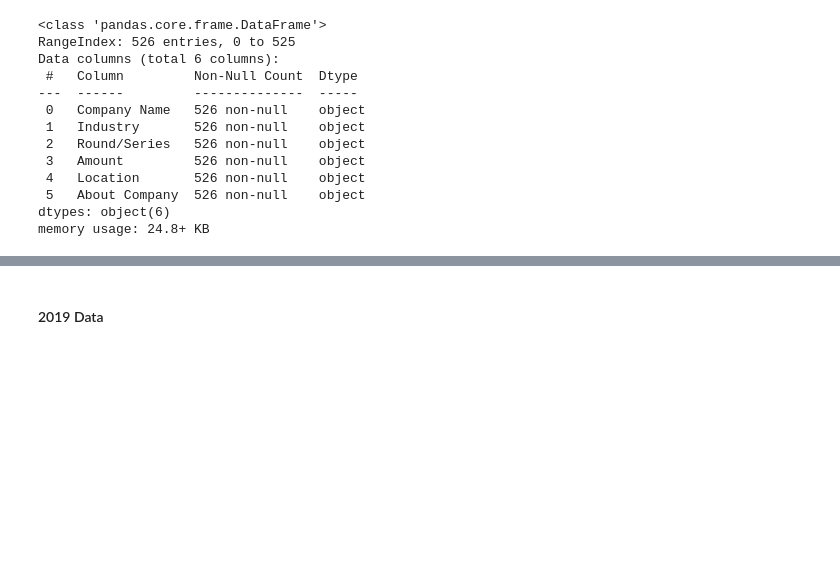
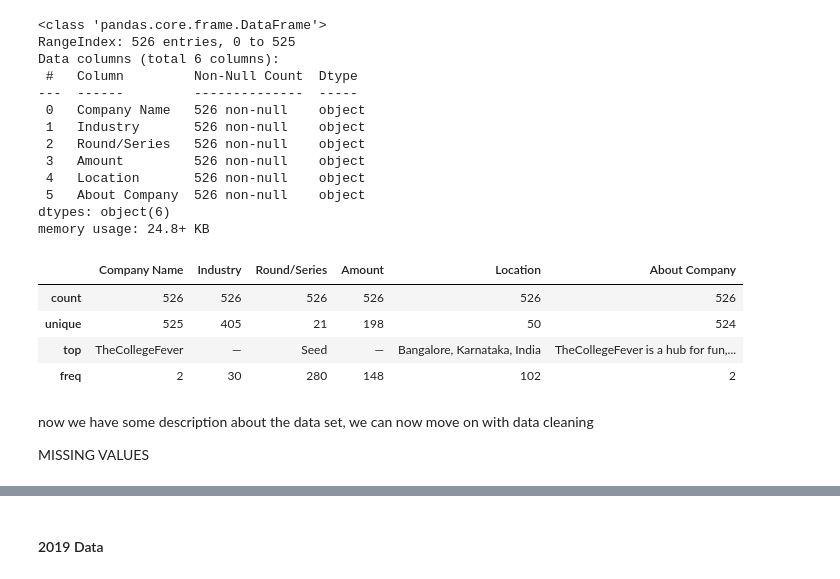
Before and after one commit to DzeBakuEso/stockholm_lp1_colla_project_sprint_1, a Jupyter notebook: Indian _Ecosystem_Analysis.ipynb, the cells around one changed output, grey strips where cells are left out. Saved outputs shown, nothing was run; the diff lists cells and outputs as text; code cells hidden in the pictures; blank space fills up the shorter version.

```diff
--- a/Indian _Ecosystem_Analysis.ipynb
+++ b/Indian _Ecosystem_Analysis.ipynb
@@ -147,3 +156,15 @@ Data columns (total 6 columns):
  5   About Company  526 non-null    object
 dtypes: object(6)
 memory usage: 24.8+ KB
+# %%
+df.describe(include='object')  # Generate descriptive statistics of the DataFrame
+# %% [output]
+|  | Company Name | Industry | Round/Series | Amount | Location | About Company |
+| count | 526 | 526 | 526 | 526 | 526 | 526 |
+| unique | 525 | 405 | 21 | 198 | 50 | 524 |
+| top | TheCollegeFever | — | Seed | — | Bangalore, Karnataka, India | TheCollegeFever is a hub for fun,... |
+| freq | 2 | 30 | 280 | 148 | 102 | 2 |
+# %% [markdown]
+now we have some description about the data set, we can now move on with data cleaning
+
+MISSING VALUES
```
Also changed, not shown: parts of 73 cells of this notebook, 1 other file.
